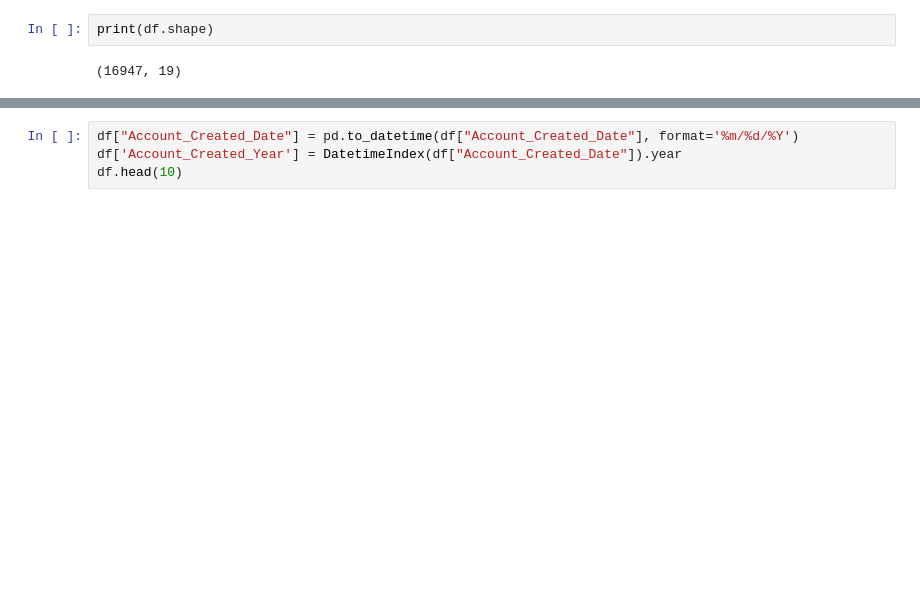
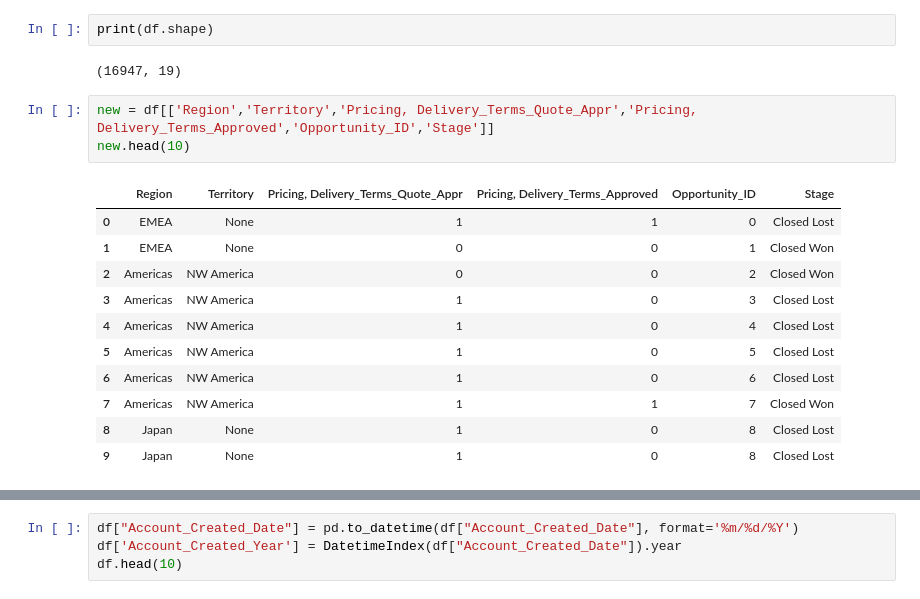
Before and after one commit to fede-alt/datos_2c2020_tp1, a Jupyter notebook: Pruebas/Pruebas_Art.ipynb, the cells around one changed output, grey strips where cells are left out. Saved outputs shown, nothing was run; the diff lists cells and outputs as text; blank space fills up the shorter version.

```diff
--- a/Pruebas/Pruebas_Art.ipynb
+++ b/Pruebas/Pruebas_Art.ipynb
@@ -34,3 +34,18 @@ df.head()
 print(df.shape)
 # %% [output]
 (16947, 19)
+# %%
+new = df[['Region','Territory','Pricing, Delivery_Terms_Quote_Appr','Pricing, Delivery_Terms_Approved','Opportunity_ID','Stage']]
+new.head(10)
+# %% [output]
+|  | Region | Territory | Pricing, Delivery_Terms_Quote_Appr | Pricing, Delivery_Terms_Approved | Opportunity_ID | Stage |
+| 0 | EMEA | None | 1 | 1 | 0 | Closed Lost |
+| 1 | EMEA | None | 0 | 0 | 1 | Closed Won |
+| 2 | Americas | NW America | 0 | 0 | 2 | Closed Won |
+| 3 | Americas | NW America | 1 | 0 | 3 | Closed Lost |
+| 4 | Americas | NW America | 1 | 0 | 4 | Closed Lost |
+| 5 | Americas | NW America | 1 | 0 | 5 | Closed Lost |
+| 6 | Americas | NW America | 1 | 0 | 6 | Closed Lost |
+| 7 | Americas | NW America | 1 | 1 | 7 | Closed Won |
+| 8 | Japan | None | 1 | 0 | 8 | Closed Lost |
+| 9 | Japan | None | 1 | 0 | 8 | Closed Lost |
```
Also changed, not shown: parts of 6 cells of this notebook.
